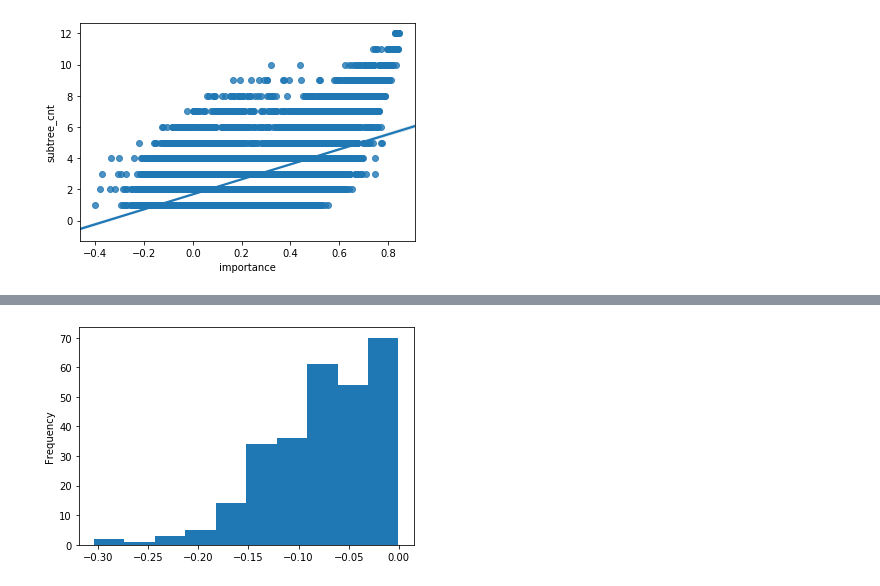
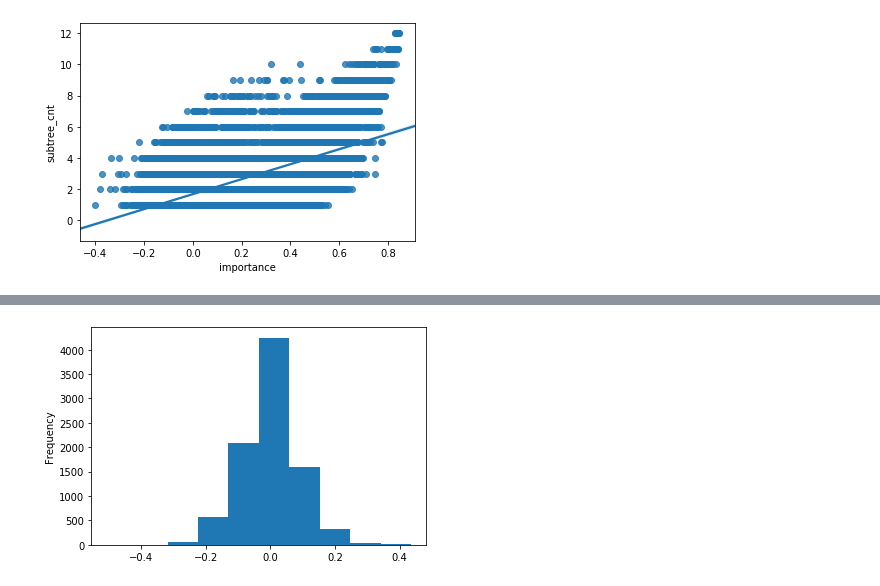
Before and after one commit to sshklifov/csp, a Jupyter notebook: RandomForest.ipynb, the cells around one changed output, grey strips where cells are left out. Drawn from its saved outputs; the diff is of its cells as text; code cells hidden in the pictures.

Commit message:
better model

```diff
--- a/RandomForest.ipynb
+++ b/RandomForest.ipynb
@@ -107,4 +72,9 @@ y.value_counts().plot(kind="bar");
+# %%
+# featire engineering
+bdepth = df.apply(axis=1, func = lambda x: x.depth > x.avg_depth).rename("bdepth")
+bheight = df.apply(axis=1, func = lambda x: x.height > x.avg_height).rename("bheight")
 # %%
-X = pd.DataFrame([scaleSubtree, scaleDepth, scaleHeight, df.isleaf, df.max_depth, df.max_height]).transpose()
-X.head(5)
+X = pd.DataFrame([scaleSubtree, scaleDepth, bdepth, scaleHeight, bheight, df.isleaf]).transpose()
+y = df.importance
+X.head(15)
 # %% [output]
@@ -117,9 +97,9 @@ X.head(5)
 # %%
 from sklearn.model_selection import train_test_split
-from sklearn.ensemble import RandomForestClassifier
+from sklearn.ensemble import RandomForestRegressor
 
-X_train, X_test, y_train, y_test = train_test_split(X, y, random_state=83)
-model = RandomForestClassifier(max_depth=8, n_estimators=200, random_state=82).fit(X_train, y_train)
+X_train, X_test, y_train, y_test = train_test_split(X, y, random_state=61)
+model = RandomForestRegressor(max_depth=8, n_estimators=100, random_state=82).fit(X_train, y_train)
 
 print("train score:", model.score(X_train, y_train))
 print("test score:", model.score(X_test, y_test))
@@ -134,8 +109,5 @@ wrongBins[wrongBins != 0].value_counts().plot(kind="bar");
 # %%
-X_anal = pd.DataFrame([model.predict(X), y]).transpose()
-X_anal = X_anal.rename(columns={0: 'predict', 1: 'expected'})
-X_anal = pd.concat([df, X_anal], axis=1)
-
-X_anal[y == 4].head(10)
+predict = pd.Series(model.predict(X)).rename("predict")
+pd.concat([df, predict], axis=1).head(15)
 # %% [output]
 |  | n | subtree_cnt | depth | avg_depth | max_depth | height | avg_height | max_height | loexpect | ... |
@@ -156,4 +129,4 @@ X_anal[X_anal.expected == -1].predict.value_counts().plot(kind="bar");
 # %%
-X_anal[(X_anal.expected == -1) & (X_anal.predict != -1)].importance.plot(kind="hist");
+(predict-importance).plot(kind="hist");
 # %% [output]
-[figure, old version]
+[figure, new version]
```
Also changed, not shown: parts of 22 cells of this notebook, 18 other files.
